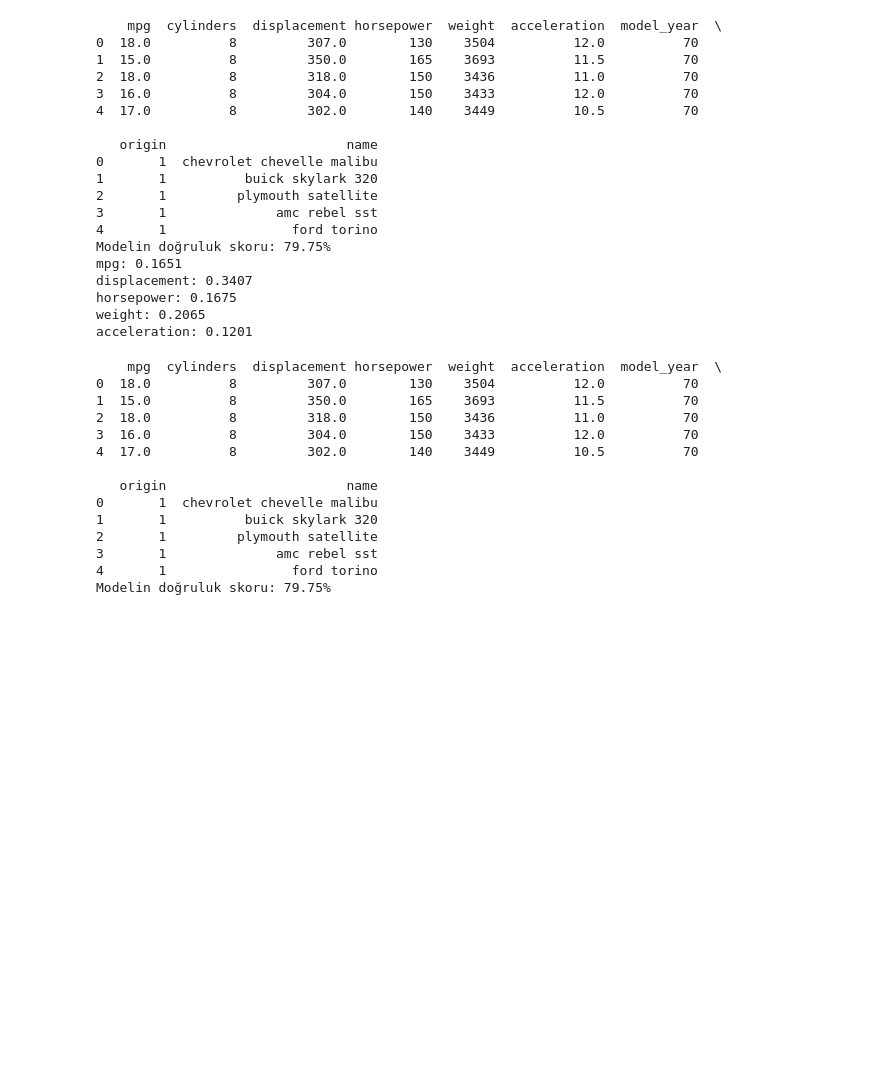
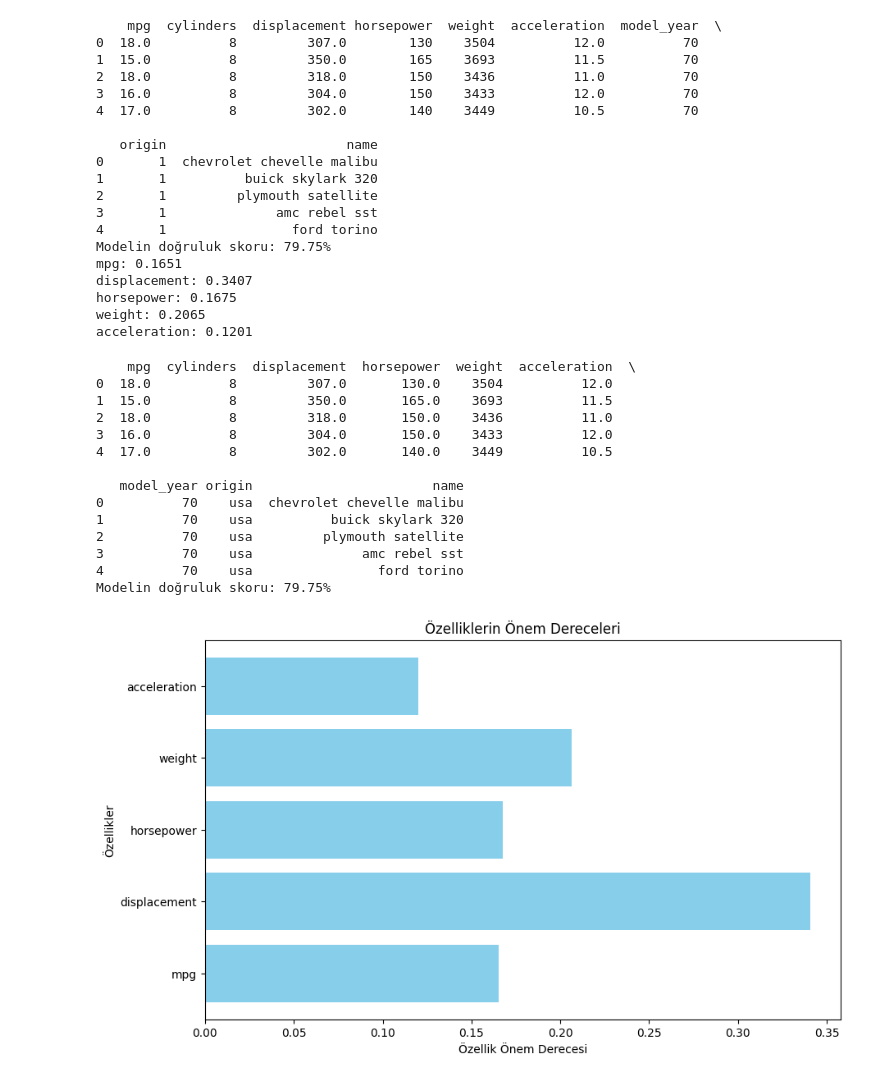
Before and after one commit to atakanclskn/python_basic_exercises, a Jupyter notebook: odev_4_final.ipynb, the cells around one changed output. Saved outputs shown, nothing was run; the diff lists cells and outputs as text; code cells hidden in the pictures; blank space fills up the shorter version.

```diff
--- a/odev_4_final.ipynb
+++ b/odev_4_final.ipynb
@@ -623,52 +623,67 @@ weight: 0.2065
 acceleration: 0.1201
 # %%
 import pandas as pd
+import seaborn as sns
 from sklearn.model_selection import train_test_split
 from sklearn.ensemble import RandomForestClassifier
 from sklearn.metrics import accuracy_score
+import matplotlib.pyplot as plt
 
-# CSV dosyasını yükleyin
-mpg = pd.read_csv('C:/Users/asus/Desktop/mpg.csv')
+# Seaborn'dan mpg veri setini yükleyin
+mpg = sns.load_dataset('mpg')
 
-
+# İlk birkaç satırı yazdırma
 print(mpg.head())
 
-# Geçersiz '?' değerlerini sayısal 'NaN' olarak değiştirme
+# Geçersiz '?' değerlerini sayısal 'Na' olarak değiştirme
 mpg['horsepower'] = pd.to_numeric(mpg['horsepower'], errors='coerce')
 
-# Eksik verileri temizleyelim (NaN değerlerini içeren satırları silme)
+# Eksik verileri temizleme
 mpg = mpg.dropna(subset=['mpg', 'displacement', 'horsepower', 'weight', 'acceleration', 'origin'])
 
-# Eğitim ve test setlerine ayırma (80% eğitim, 20% test)
+# Eğitim ve test setine ayırma (80%,20%)
 X = mpg[['mpg', 'displacement', 'horsepower', 'weight', 'acceleration']]
 y = mpg['origin']
 
 X_train, X_test, y_train, y_test = train_test_split(X, y, test_size=0.2, random_state=42)
 
 # RandomForest sınıflandırma modeli
 model = RandomForestClassifier(n_estimators=100, random_state=42)
 
 # Modeli eğitim verisiyle eğitme
 model.fit(X_train, y_train)
 
 # Test seti üzerinde tahmin yapma
 y_pred = model.predict(X_test)
 
 # Doğruluk skoru
 accuracy = accuracy_score(y_test, y_pred)
 print(f"Modelin doğruluk skoru: {accuracy * 100:.2f}%")
+
+# Özellik önem derecelerini çıkarma
+importances = model.feature_importances_
+feature_names = X.columns
+
+# Özellik önem derecelerini görselleştirme
+plt.figure(figsize=(10, 6))
+plt.barh(feature_names, importances, color='skyblue')
+plt.xlabel('Özellik Önem Derecesi')
+plt.ylabel('Özellikler')
+plt.title('Özelliklerin Önem Dereceleri')
+plt.show()
 # %% [output]
-    mpg  cylinders  displacement horsepower  weight  acceleration  model_year  \
-0  18.0          8         307.0        130    3504          12.0          70
-1  15.0          8         350.0        165    3693          11.5          70
-2  18.0          8         318.0        150    3436          11.0          70
-3  16.0          8         304.0        150    3433          12.0          70
-4  17.0          8         302.0        140    3449          10.5          70
+    mpg  cylinders  displacement  horsepower  weight  acceleration  \
+0  18.0          8         307.0       130.0    3504          12.0
+1  15.0          8         350.0       165.0    3693          11.5
+2  18.0          8         318.0       150.0    3436          11.0
+3  16.0          8         304.0       150.0    3433          12.0
+4  17.0          8         302.0       140.0    3449          10.5
 
-   origin                       name
-0       1  chevrolet chevelle malibu
-1       1          buick skylark 320
-2       1         plymouth satellite
-3       1              amc rebel sst
-4       1                ford torino
+   model_year origin                       name
+0          70    usa  chevrolet chevelle malibu
+1          70    usa          buick skylark 320
+2          70    usa         plymouth satellite
+3          70    usa              amc rebel sst
+4          70    usa                ford torino
 Modelin doğruluk skoru: 79.75%
+[figure, added]
```
Also changed, not shown: parts of 15 cells of this notebook.
